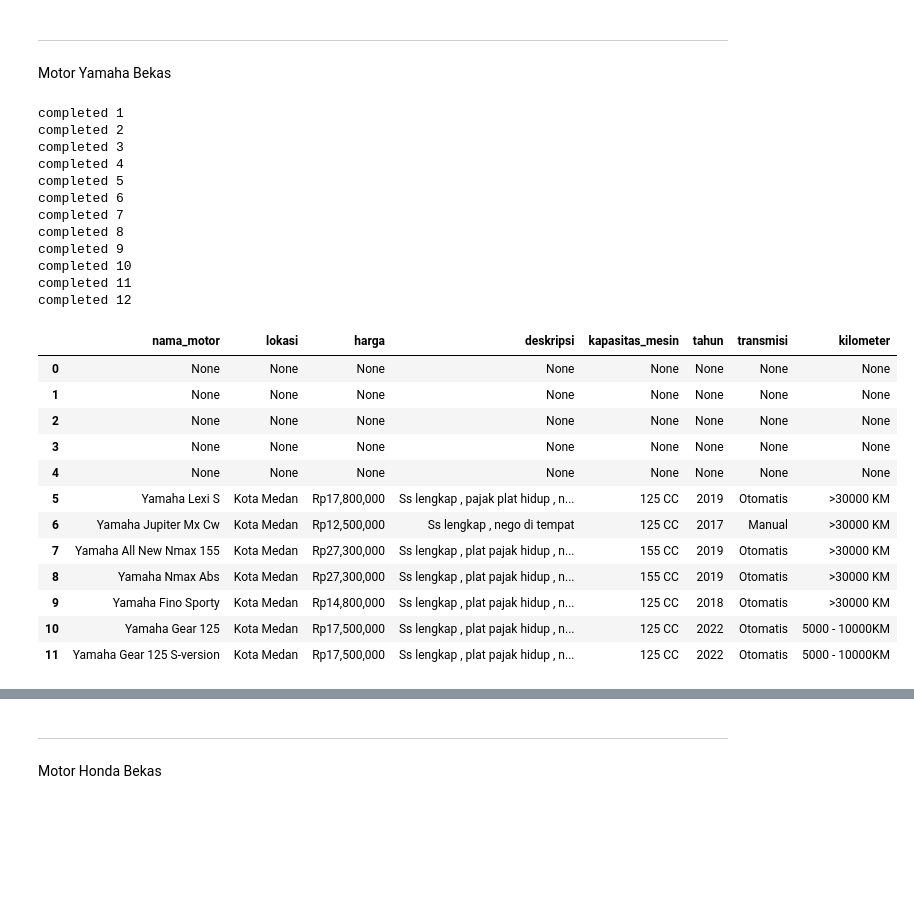
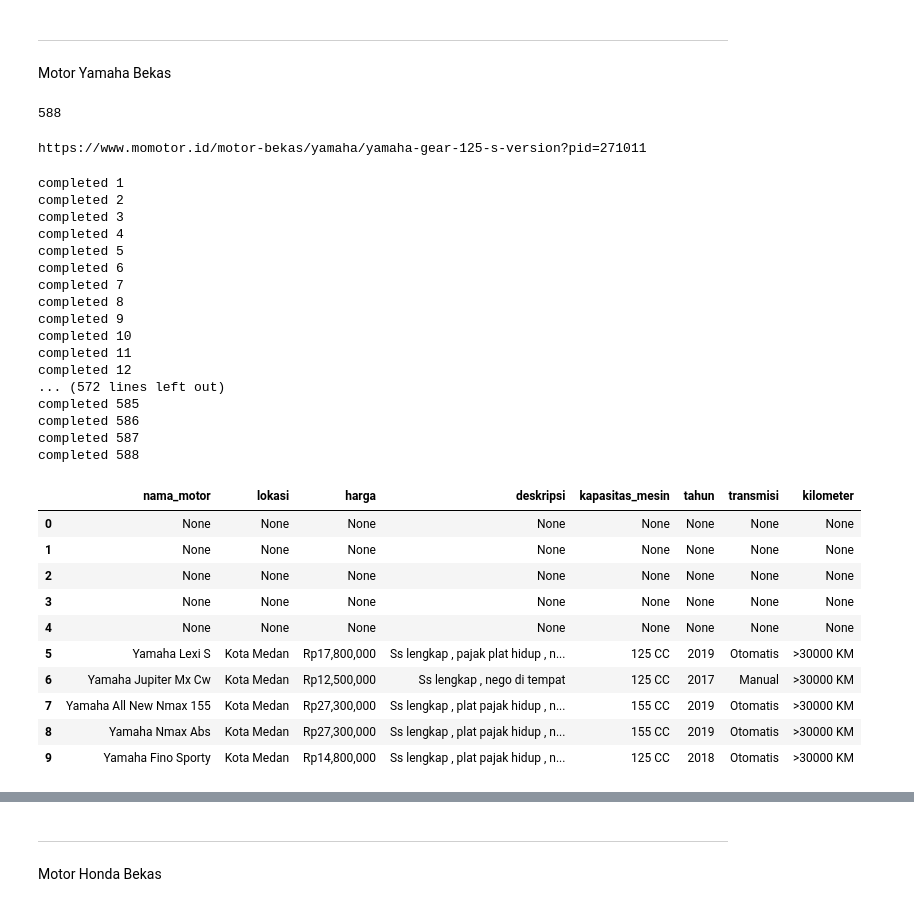
Before and after one commit to daff00/used-motorcycle-price-prediction, a Jupyter notebook: scraping.ipynb, the cells around one changed output, grey strips where cells are left out. Cells and saved outputs as stored; diff of their text form; code cells hidden in the pictures; blank space fills up the shorter version.

Commit message:
Update progress 2 - Scraping
Scraping 4 brand motor

```diff
--- a/scraping.ipynb
+++ b/scraping.ipynb
@@ -28,7 +28,7 @@ t={}
 data_yamaha =[]
 c=0
 
-for x in range(1,2): # page 1 sampai n
+for x in range(1,50): # page 1 sampai n
     k = requests.get('https://momotor.id/motor-bekas?offset=0&brands=yamaha'.format(x)).text #link page yang mau di scrape
     soup=BeautifulSoup(k,'html.parser')
     productlist = soup.find_all("div",{"class":"MuiGrid-root MuiGrid-item MuiGrid-grid-xs-6 MuiGrid-grid-sm-4 css-g8wver"}) # cari card tempat produknya
@@ -37,26 +37,30 @@ for x in range(1,2): # page 1 sampai n
         link = product.find("a", href=True)
         if link:
             url_yamaha.append(baseurl + link['href'])
+# %%
+print(len(url_yamaha))
+# %% [output]
+588
+# %%
+print(url_yamaha[-1])
+# %% [output]
+https://www.momotor.id/motor-bekas/yamaha/yamaha-gear-125-s-version?pid=271011
 # %%
 for link in url_yamaha: #input data
     f = requests.get(link, headers=headers).text
     hun = BeautifulSoup(f, 'html.parser')
-
     try:
         price = hun.find("p", {"class": "product-price"}).text.replace('\n', "")
     except:
         price = None
-
     try:
         location = hun.find("h2", {"class" : "product-location"}).text.replace('\n', "")
     except:
         location = None
-
     try:
         description = hun.find("div", {"class": "description-text"}).text.strip()
     except:
         description = None
-
     try:
         name = hun.find("h1", {"class": "product-name"}).text.replace('\n', "")
     except:
@@ -97,7 +101,7 @@ for link in url_yamaha: #input data
     }
 
     data_yamaha.append(motor_yamaha)
-    c = c + 1
+    c += 1
     print("completed", c)
 # %% [output]
 completed 1
@@ -112,24 +116,27 @@ completed 9
 completed 10
 completed 11
 completed 12
+... (572 lines left out)
+completed 585
+completed 586
+completed 587
+completed 588
 # %%
 # Convert ke data frame
 df_yamaha = pd.DataFrame(data_yamaha)
-df_yamaha
+df_yamaha.head(10)
 # %% [output]
 |  | nama_motor | lokasi | harga | deskripsi | kapasitas_mesin | tahun | transmisi | kilometer |
 | 0 | None | None | None | None | None | None | None | None |
 | 1 | None | None | None | None | None | None | None | None |
 | 2 | None | None | None | None | None | None | None | None |
 | 3 | None | None | None | None | None | None | None | None |
 | 4 | None | None | None | None | None | None | None | None |
 | 5 | Yamaha Lexi S | Kota Medan | Rp17,800,000 | Ss lengkap , pajak plat hidup , n... | 125 CC | 2019 | Otomatis | >30000 KM |
 | 6 | Yamaha Jupiter Mx Cw | Kota Medan | Rp12,500,000 | Ss lengkap , nego di tempat | 125 CC | 2017 | Manual | >30000 KM |
 | 7 | Yamaha All New Nmax 155 | Kota Medan | Rp27,300,000 | Ss lengkap , plat pajak hidup , n... | 155 CC | 2019 | Otomatis | >30000 KM |
 | 8 | Yamaha Nmax Abs | Kota Medan | Rp27,300,000 | Ss lengkap , plat pajak hidup , n... | 155 CC | 2019 | Otomatis | >30000 KM |
 | 9 | Yamaha Fino Sporty | Kota Medan | Rp14,800,000 | Ss lengkap , plat pajak hidup , n... | 125 CC | 2018 | Otomatis | >30000 KM |
-| 10 | Yamaha Gear 125 | Kota Medan | Rp17,500,000 | Ss lengkap , plat pajak hidup , n... | 125 CC | 2022 | Otomatis | 5000 - 10000KM |
-| 11 | Yamaha Gear 125 S-version | Kota Medan | Rp17,500,000 | Ss lengkap , plat pajak hidup , n... | 125 CC | 2022 | Otomatis | 5000 - 10000KM |
 # %%
 # Penyesuaian
 df_yamaha['url'] = url_yamaha
```
Also changed, not shown: parts of 22 cells of this notebook, 5 other files.
